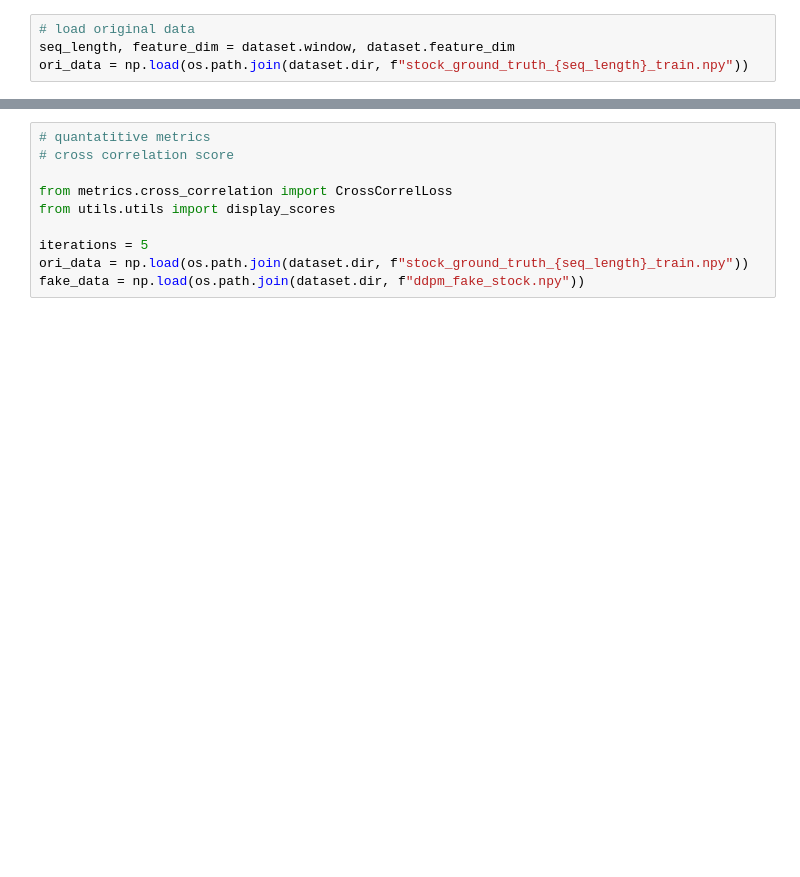
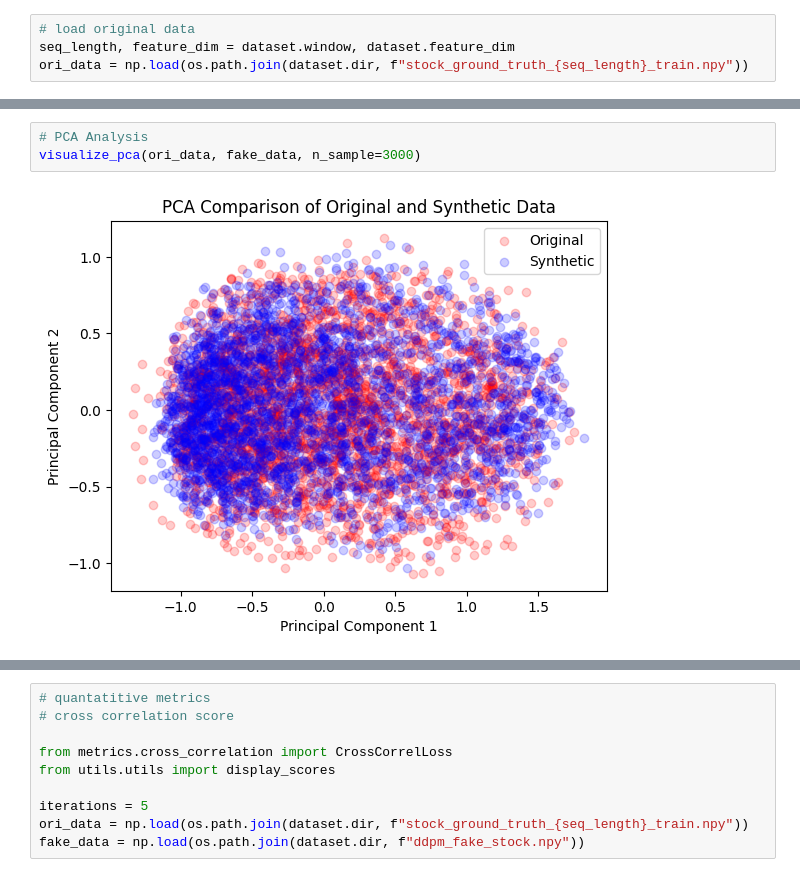
Before and after one commit to hrj04/Project_TS_Generation, a Jupyter notebook: stock_generation.ipynb, the cells around one changed output, grey strips where cells are left out. Saved outputs shown, nothing was run; the diff lists cells and outputs as text; blank space fills up the shorter version.

```diff
--- a/stock_generation.ipynb
+++ b/stock_generation.ipynb
@@ -75,0 +34,5 @@ https://gist.github.com/mwaskom/de44147ed2974457ad6372750bbe5751
+# %%
+# PCA Analysis
+visualize_pca(ori_data, fake_data, n_sample=3000)
+# %% [output]
+[figure, added]
```
Also changed, not shown: parts of 6 cells of this notebook, 6 other files.
